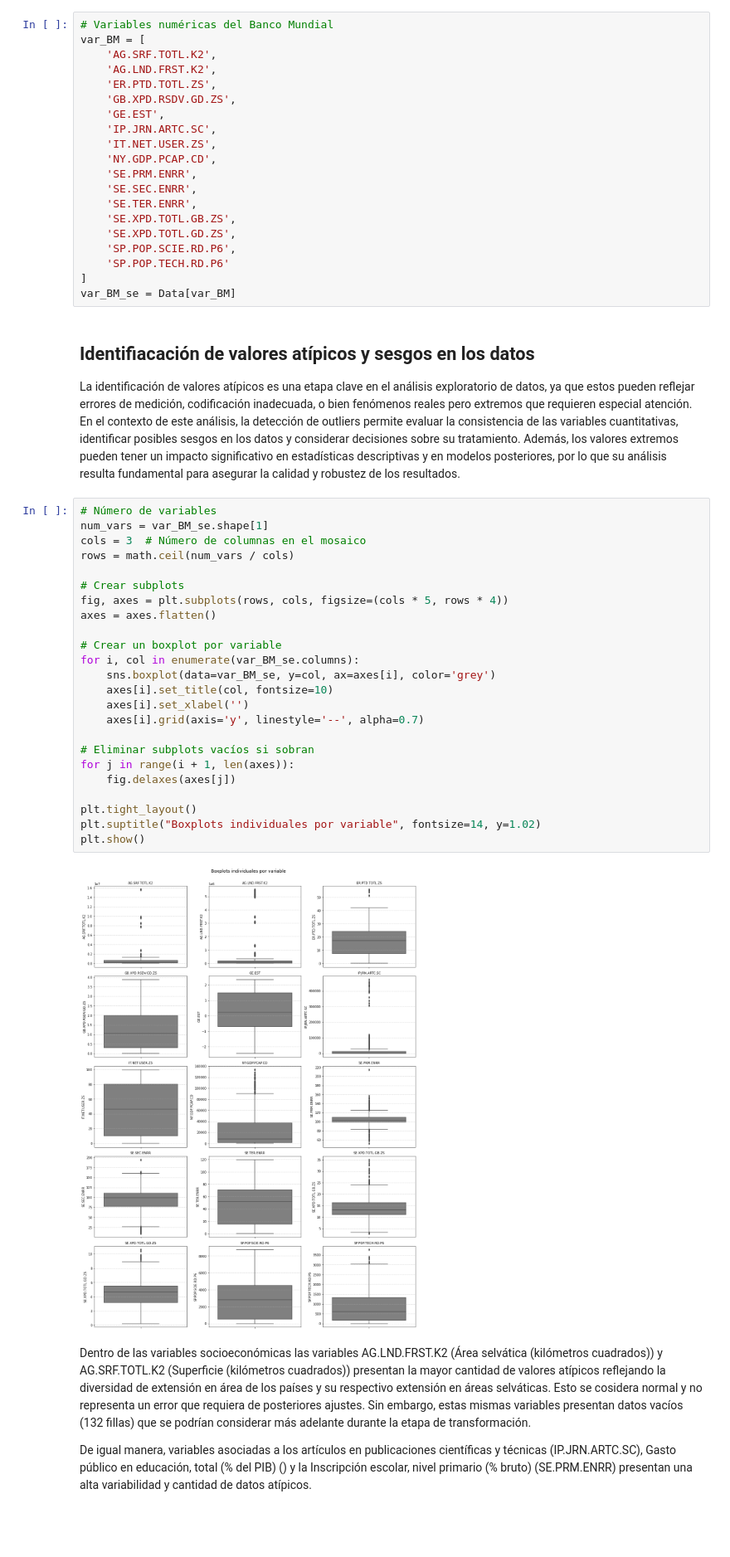
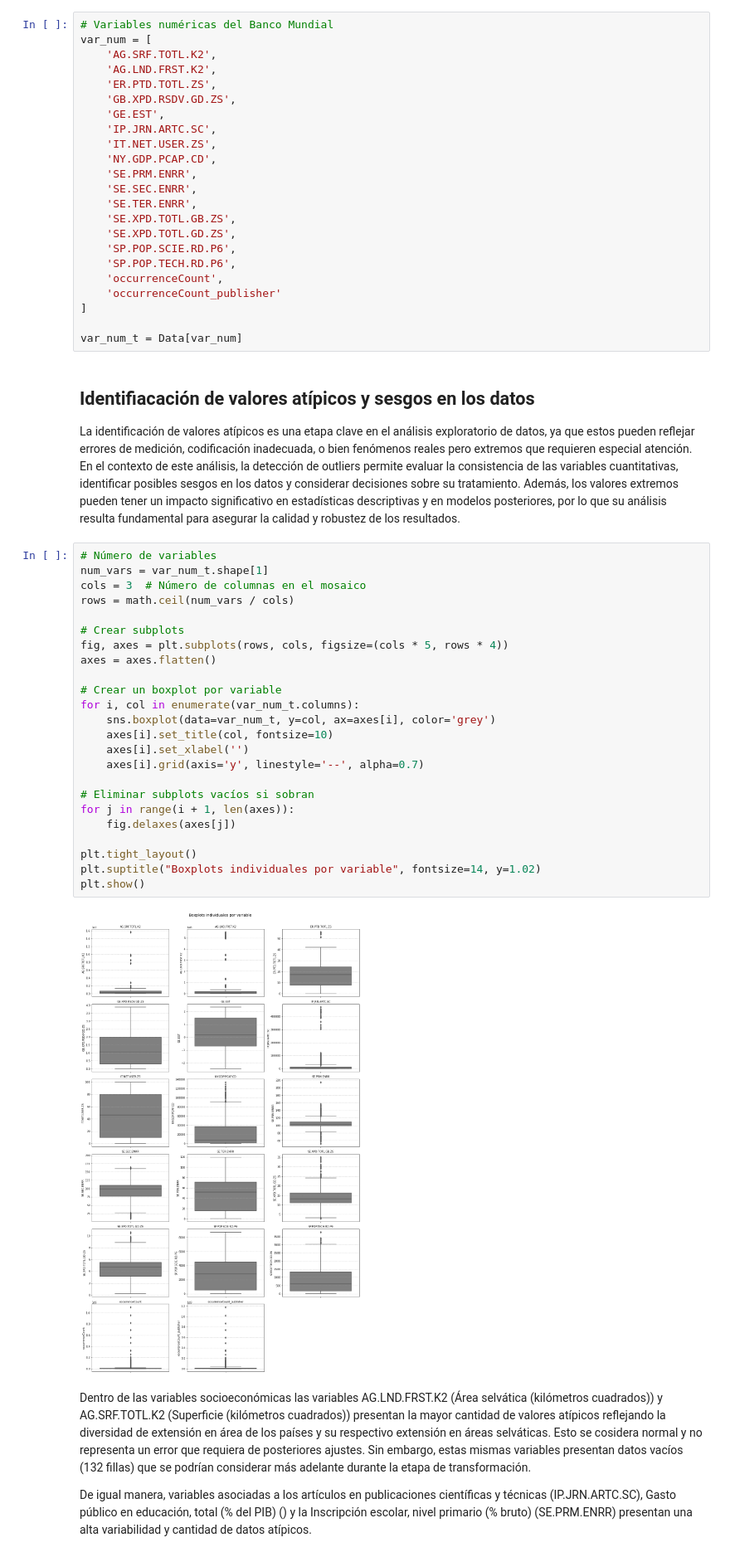
Before and after one commit to rortizgeo/Maestria_CD_Proyecto-Aplicado, a Jupyter notebook: PA_dataAnalysis.ipynb, the cells around one changed output. Shown at 83% size. Drawn from its saved outputs; the diff is of its cells as text; blank space fills up the shorter version.

```diff
--- a/PA_dataAnalysis.ipynb
+++ b/PA_dataAnalysis.ipynb
@@ -427,7 +427,7 @@ occurrenceCount_publisher                                45.73
 **Datos de biodiversidad (GBIF)**: Cómo se observó anterioremente los datos de ocurrencias de biodiversidad —como occurrenceCount y occurrenceCount_publisher— presentan vacíos importantes (29,2% y 45,73%, respectivamente). Los vacíos en estas variables pueden tener implicaciones importantes en la representatividad de los análisis relacionados con disponibilidad y movilización de datos sobre biodiversidad.
 # %%
 # Variables numéricas del Banco Mundial
-var_BM = [
+var_num = [
     'AG.SRF.TOTL.K2',
     'AG.LND.FRST.K2',
     'ER.PTD.TOTL.ZS',
@@ -442,39 +442,42 @@ var_BM = [
     'SE.XPD.TOTL.GB.ZS',
     'SE.XPD.TOTL.GD.ZS',
     'SP.POP.SCIE.RD.P6',
-    'SP.POP.TECH.RD.P6'
+    'SP.POP.TECH.RD.P6',
+    'occurrenceCount',
+    'occurrenceCount_publisher'
 ]
-var_BM_se = Data[var_BM]
+
+var_num_t = Data[var_num]
 # %% [markdown]
 ## Identifiacación de valores atípicos y sesgos en los datos
 
 La identificación de valores atípicos es una etapa clave en el análisis exploratorio de datos, ya que estos pueden reflejar errores de medición, codificación inadecuada, o bien fenómenos reales pero extremos que requieren especial atención. En el contexto de este análisis, la detección de outliers permite evaluar la consistencia de las variables cuantitativas, identificar posibles sesgos en los datos y considerar decisiones sobre su tratamiento. Además, los valores extremos pueden tener un impacto significativo en estadísticas descriptivas y en modelos posteriores, por lo que su análisis resulta fundamental para asegurar la calidad y robustez de los resultados.
 # %%
 # Número de variables
-num_vars = var_BM_se.shape[1]
+num_vars = var_num_t.shape[1]
 cols = 3  # Número de columnas en el mosaico
 rows = math.ceil(num_vars / cols)
 
 # Crear subplots
 fig, axes = plt.subplots(rows, cols, figsize=(cols * 5, rows * 4))
 axes = axes.flatten()
 
 # Crear un boxplot por variable
-for i, col in enumerate(var_BM_se.columns):
-    sns.boxplot(data=var_BM_se, y=col, ax=axes[i], color='grey')
+for i, col in enumerate(var_num_t.columns):
+    sns.boxplot(data=var_num_t, y=col, ax=axes[i], color='grey')
     axes[i].set_title(col, fontsize=10)
     axes[i].set_xlabel('')
     axes[i].grid(axis='y', linestyle='--', alpha=0.7)
 
 # Eliminar subplots vacíos si sobran
 for j in range(i + 1, len(axes)):
     fig.delaxes(axes[j])
 
 plt.tight_layout()
 plt.suptitle("Boxplots individuales por variable", fontsize=14, y=1.02)
 plt.show()
 # %% [output]
-[figure, old version]
+[figure, new version]
 # %% [markdown]
 Dentro de las variables socioeconómicas las variables AG.LND.FRST.K2 (Área selvática (kilómetros cuadrados)) y AG.SRF.TOTL.K2 (Superficie (kilómetros cuadrados)) presentan la mayor cantidad de valores atípicos reflejando la diversidad de extensión en área de los países y su respectivo extensión en áreas selváticas. Esto se cosidera normal y no representa un error que requiera de posteriores ajustes. Sin embargo, estas mismas variables presentan datos vacíos (132 fillas) que se podrían considerar más adelante durante la etapa de transformación.
 
```
Also changed, not shown: parts of 3 cells of this notebook, 1 other file.
